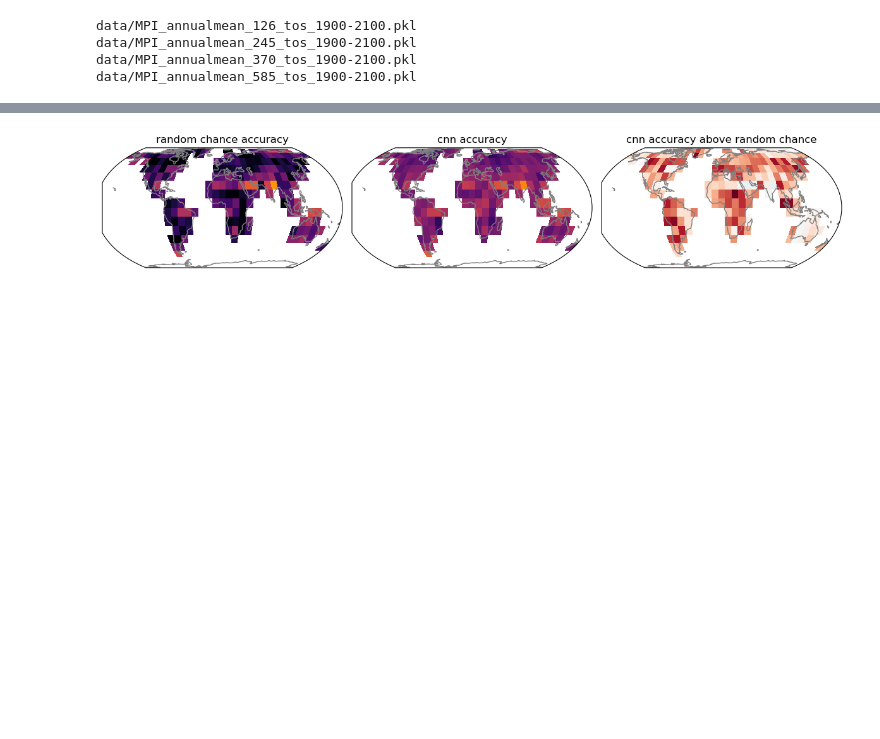
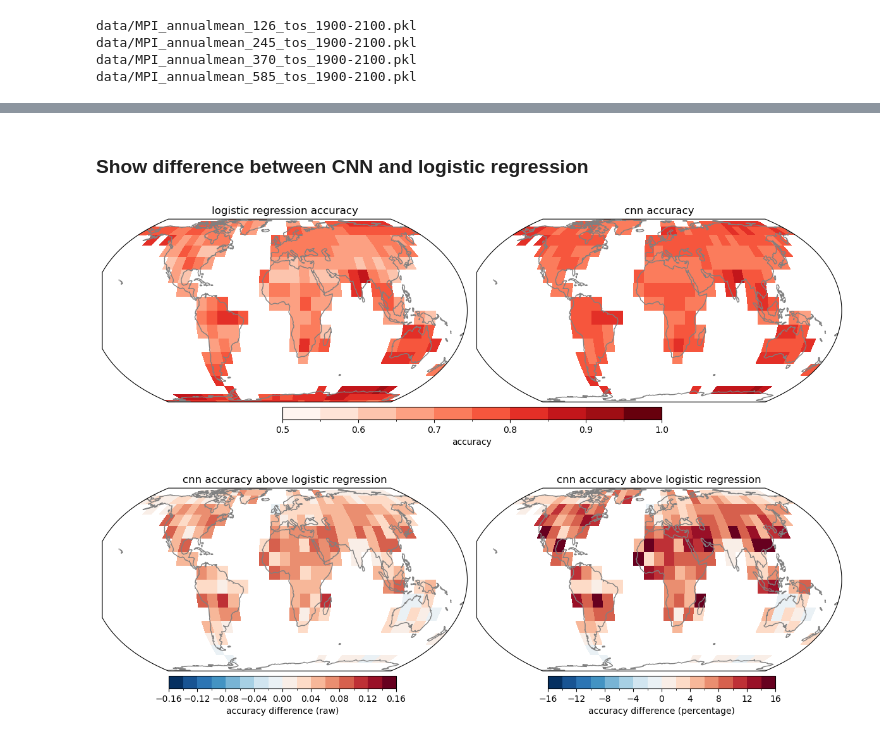
Before and after one commit to emily-gordy/predictability-emergence, a Jupyter notebook: FirstPredict.ipynb, the cells around one changed output, grey strips where cells are left out. Saved outputs shown, nothing was run; the diff lists cells and outputs as text; code cells hidden in the pictures; blank space fills up the shorter version.

```diff
--- a/FirstPredict.ipynb
+++ b/FirstPredict.ipynb
@@ -40,7 +42,7 @@ from sklearn.metrics import accuracy_score, classification_report
 # %%
 ssplist = ["126","245","370","585"]
 
-ssplistplot = ["hist","126","245","370","585"] # thank god i haven't flipflopped on ssp labeling! that would be so annoying
+ssplistplot = ["hist"]+ ssplist
 
 # set user parameters
 
@@ -52,7 +54,7 @@ experiment_era_obs = [1960,2025]
 baselineera_obs = [1940,1960]
 
 inputlength = 10
-outputavgtime = 10
+outputavgtime = 5
 
 # data params
 outres = 5
@@ -108,4 +281,6 @@ data/MPI_annualmean_585_tos_1900-2100.pkl
 # %%
+imp.reload(helpers)
+
 _, _, alltest = AllData.trainvaltest_recordmax(trainvaltest,experiment_era,baselineera,inputlength,outputavgtime,-10,0) # need this to get the GMT vector
 _, inputtestGMT, _ = DataHolder.tensortime_onehot(alltest,nclasses=2) # gmt vector
 
@@ -120,6 +295,8 @@ gmt_first_correct = np.empty((5,len(AllData.output_lat),len(AllData.output_lon))
 random_chance = np.empty((5,len(AllData.output_lat),len(AllData.output_lon)))+np.nan
 cnn_accuracy = np.empty((5,len(AllData.output_lat),len(AllData.output_lon),20))+np.nan
 
+bs_cnn = np.empty((len(AllData.output_lat),len(AllData.output_lon))) + np.nan
+
 regenerate = False
 
 for ilatsel,latsel in enumerate(AllData.output_lat):
@@ -131,7 +308,7 @@ for ilatsel,latsel in enumerate(AllData.output_lat):
 
         regenerate = True
 
-    fileopen = "predictions/"+modelfilefront+"avgtime"+str(outputavgtime)+"_allssps_lat"+str(latsel)+"_testing.pkl"
+    fileopen = "predictions/"+modelfilefront+"avgtime_"+str(outputavgtime)+"_allssps_lat_"+str(latsel)+"_testing.pkl" # (nlon,nmodels=3,nsamples=3600)
 
     filecheck = glob.glob(fileopen)
     if len(filecheck) != 0:
@@ -139,7 +316,7 @@ for ilatsel,latsel in enumerate(AllData.output_lat):
         with open(filecheck[0],'rb') as f:
             predictions = pickle.load(f)
 
-        filetrue = "predictions/"+modelfilefront+"avgtime"+str(outputavgtime)+"_allssps_lat"+str(latsel)+"_truetesting.pkl"
+        filetrue = "predictions/"+modelfilefront+"avgtime_"+str(outputavgtime)+"_allssps_lat_"+str(latsel)+"_truetesting.pkl"
         with open(filetrue,'rb') as f:
             truths = pickle.load(f)
 
@@ -149,9 +326,9 @@ for ilatsel,latsel in enumerate(AllData.output_lat):
 
         for ilonsel,lonsel in enumerate(AllData.output_lon):
 
-            if np.mean(avgtestpred[ilonsel]) != 0:
+            if ~np.isnan(avgtestpred[ilonsel,0]):
 
-                filemetrics = "metrics/"+modelfilefront+"avgtime"+str(outputavgtime)+"_allssps_lat"+str(latsel)+"_lon"+str(lonsel)+"_testing.json"
+                filemetrics = "metrics/"+modelfilefront+"avgtime_"+str(outputavgtime)+"_allssps_lat_"+str(latsel)+"_lon_"+str(lonsel)+"_testing.json"
                 with open(filemetrics, 'r') as f:
                     testmetrics = json.load(f)
 
@@ -159,7 +336,7 @@ for ilatsel,latsel in enumerate(AllData.output_lat):
                 nulls[ilatsel,ilonsel] = np.max(testmetrics["test_class_imbalance"])
 
                 nulls2[ilatsel,ilonsel] = np.max([np.mean(truths[ilonsel]),1-np.mean(truths[ilonsel])])
-                # nulls2[ilatsel,ilonsel] = np.max(np.mean(truths[ilonsel]))
+                bs_cnn[ilatsel,ilonsel] = helpers.brierscore(avgtestpred[ilonsel].squeeze(),truths[ilonsel].squeeze())
 
                 for issp,ssp in enumerate(ssplistplot):
                     # if np.mean(avgtestpred[ilonsel]) != 0:
@@ -196,25 +373,63 @@ working on 126
 working on 245
 working on 370
 working on 585
+# %% [markdown]
+### Show difference between CNN and logistic regression
 # %%
-plt.figure(figsize=(12,5))
+levsacc = np.linspace(0.5,1,11)
+cmapacc = plt.get_cmap("Reds")
 
-a1=plt.subplot(1,3,1,projection=ccrs.EqualEarth())
-a1.pcolormesh(lonvec+5,latvec+5,nulls2,vmin=0.5,vmax=0.9,cmap='inferno',transform=ccrs.PlateCarree())
+normacc = BoundaryNorm(levsacc,cmapacc.N)
+
+diff1 = np.linspace(-0.16,0.16,17)
+cmapdiff1 = plt.get_cmap("RdBu_r")
+normdiff = BoundaryNorm(diff1,cmapdiff1.N)
+
+diffper = np.linspace(-16,16,17)
+cmapdiffper = plt.get_cmap("RdBu_r")
+normdiffper = BoundaryNorm(diffper,cmapdiffper.N)
+
+plt.figure(figsize=(12,4))
+
+a1=plt.subplot(1,2,1,projection=ccrs.EqualEarth())
+c1=a1.pcolormesh(lonvec+5,latvec+5,lr_accuracy_all[:,:,0],norm=normacc,cmap='Reds',transform=ccrs.PlateCarree())
 a1.coastlines(color='gray')
-plt.title('random chance accuracy')
+plt.title('logistic regression accuracy')
 
-a1=plt.subplot(1,3,2,projection=ccrs.EqualEarth())
-a1.pcolormesh(lonvec+5,latvec+5,bestaccs[:,:,0],vmin=0.5,vmax=0.9,cmap='inferno',transform=ccrs.PlateCarree())
+a1=plt.subplot(1,2,2,projection=ccrs.EqualEarth())
+a1.pcolormesh(lonvec+5,latvec+5,bestaccs[:,:,0],norm=normacc,cmap='Reds',transform=ccrs.PlateCarree())
 a1.coastlines(color='gray')
 plt.title('cnn accuracy')
 
-a1=plt.subplot(1,3,3,projection=ccrs.EqualEarth())
-a1.pcolormesh(lonvec+5,latvec+5,bestaccs[:,:,0]-nulls2,vmin=-0.15,vmax=0.15,cmap='RdBu_r',transform=ccrs.PlateCarree())
-a1.coastlines(color='gray')
-plt.title('cnn accuracy above random chance')
+cax = plt.axes((0.25,0.07,0.5,0.05))
+cbar1 = plt.colorbar(c1,cax,orientation='horizontal')
+cbar1.ax.set_xlabel('accuracy')
 
 plt.tight_layout()
+
+
+plt.figure(figsize=(12,4))
+
+a1=plt.subplot(1,2,1,projection=ccrs.EqualEarth())
+c2=a1.pcolormesh(lonvec+5,latvec+5,bestaccs[:,:,0]-lr_accuracy_all[:,:,0],norm=normdiff,cmap='RdBu_r',transform=ccrs.PlateCarree())
+a1.coastlines(color='gray')
+plt.title('cnn accuracy above logistic regression')
+
+a1=plt.subplot(1,2,2,projection=ccrs.EqualEarth())
+c3=a1.pcolormesh(lonvec+5,latvec+5,100*(bestaccs[:,:,0]-lr_accuracy_all[:,:,0])/lr_accuracy_all[:,:,0],norm=normdiffper,cmap='RdBu_r',transform=ccrs.PlateCarree())
+a1.coastlines(color='gray')
+plt.title('cnn accuracy above logistic regression')
+
+cax2 = plt.axes((0.1,0.07,0.3,0.05))
+cbar2 = plt.colorbar(c2,cax2,orientation='horizontal',ticks=np.arange(-0.16,0.2,0.04))
+cbar2.ax.set_xlabel('accuracy difference (raw)')
+
+cax3 = plt.axes((0.6,0.07,0.3,0.05))
+cbar3 = plt.colorbar(c3,cax3,orientation='horizontal',ticks=np.arange(-16,20,4))
+cbar3.ax.set_xlabel('accuracy difference (percentage)')
+
+plt.tight_layout()
 # %% [output]
-[figure, old version]
+[figure, new version]
+[figure, added]
 # %%
```
Also changed, not shown: parts of 20 cells of this notebook, 2 other files.
